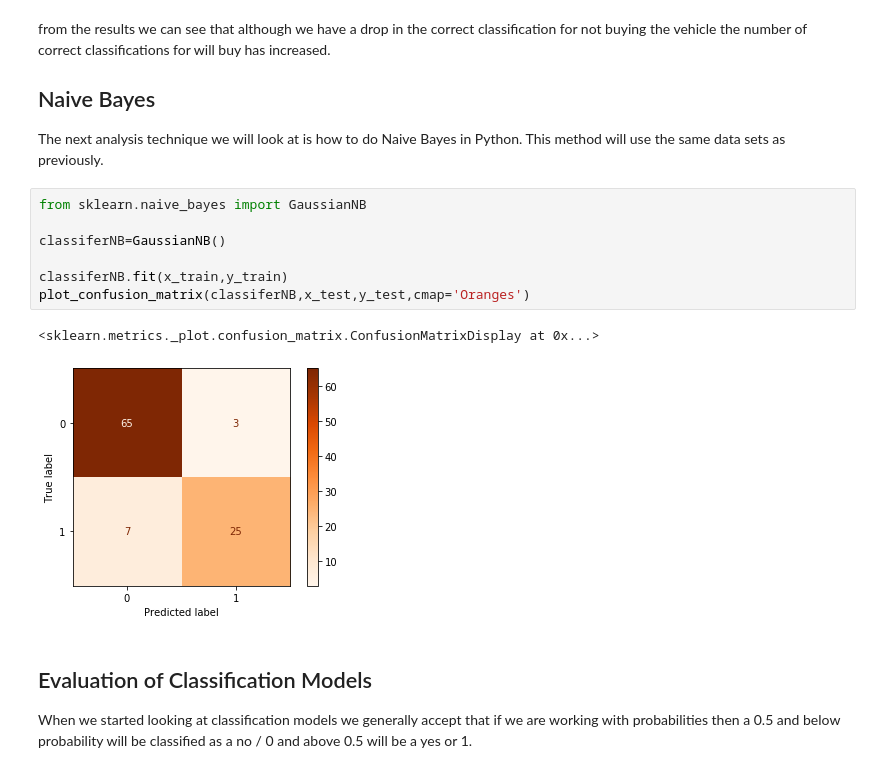
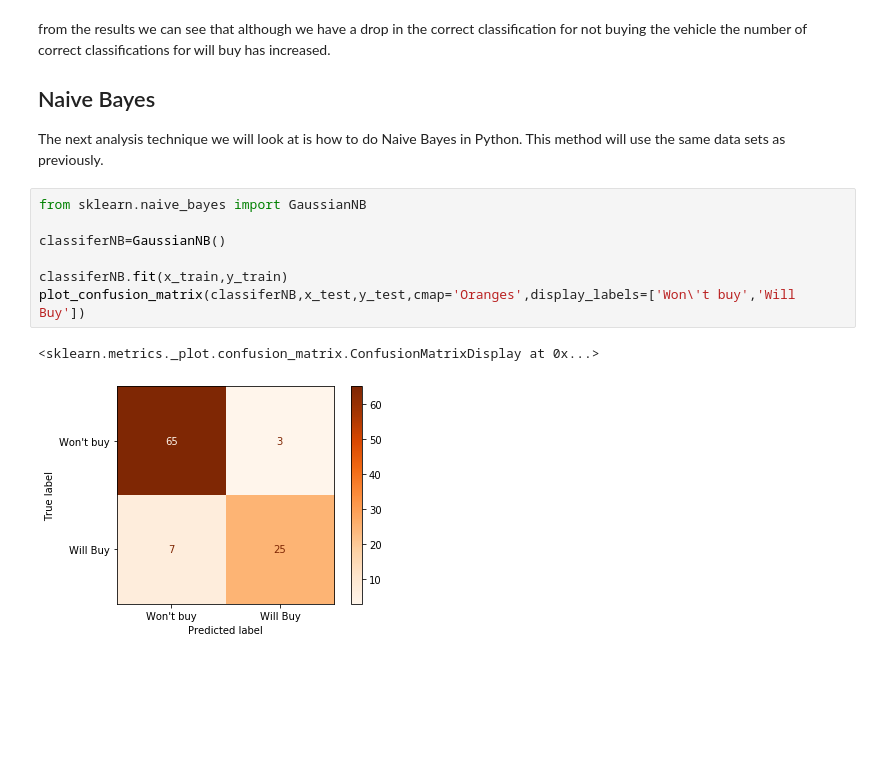
Before and after one commit to Poissonza/Python-Tutorial-Notes, a Jupyter notebook: 2_2 SkLearning Machine Learning.ipynb, the cells around one changed output. Drawn from its saved outputs; the diff is of its cells as text; blank space fills up the shorter version.

```diff
--- a/2_2 SkLearning Machine Learning.ipynb
+++ b/2_2 SkLearning Machine Learning.ipynb
@@ -56,14 +56,10 @@ The next analysis technique we will look at is how to do Naive Bayes in Python.
 # %%
 from sklearn.naive_bayes import GaussianNB
 
 classiferNB=GaussianNB()
 
 classiferNB.fit(x_train,y_train)
-plot_confusion_matrix(classiferNB,x_test,y_test,cmap='Oranges')
+plot_confusion_matrix(classiferNB,x_test,y_test,cmap='Oranges',display_labels=['Won\'t buy','Will Buy'])
 # %% [output]
 <sklearn.metrics._plot.confusion_matrix.ConfusionMatrixDisplay at 0x...>
-[figure, old version]
+[figure, new version]
-# %% [markdown]
-## Evaluation of Classification Models
-
-When we started looking at classification models we generally accept that if we are working with probabilities then a 0.5 and below probability will be classified as a no / 0 and above 0.5 will be a yes or 1.
```
Also changed, not shown: parts of 11 cells of this notebook, 1 other file.
